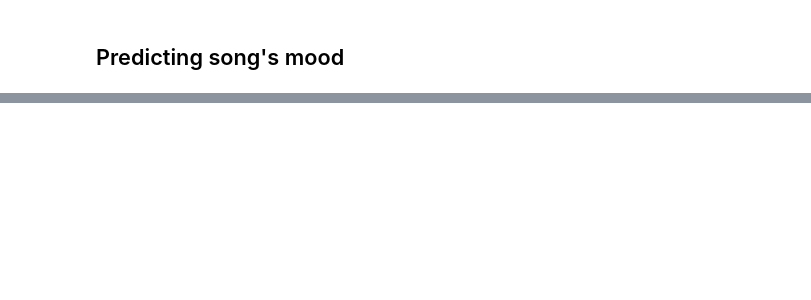
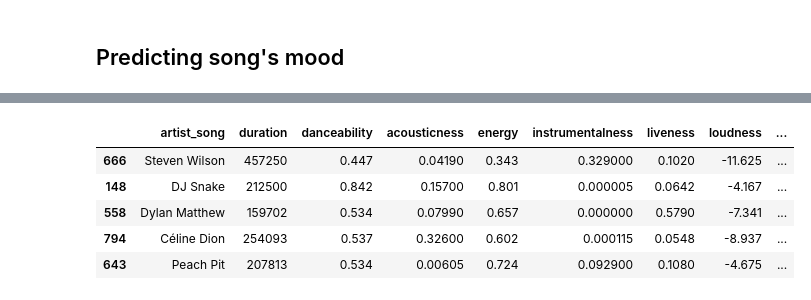
Before and after one commit to aladelca/INSY_662_MMA, a Jupyter notebook: modelling/modelling.ipynb, the cells around one changed output, grey strips where cells are left out. Saved outputs shown, nothing was run; the diff lists cells and outputs as text; code cells hidden in the pictures; blank space fills up the shorter version.

```diff
--- a/modelling/modelling.ipynb
+++ b/modelling/modelling.ipynb
@@ -152,3 +168,7 @@ Name: sentiment, dtype: int64
+# %%
+enc = OrdinalEncoder()
+data['sentiment'] = enc.fit_transform(data[['sentiment']])[:,0]
+data = data.drop(['language'], axis = 1)
 # %%
 original_data = pd.read_excel('data/dataset.xlsx')
 
@@ -219,0 +223,15 @@ Name: lyrics_token, Length: 793, dtype: object
+# %%
+data_token = tokenizing(data_pre)
+
+lemmatizer = WordNetLemmatizer()
+data_token['lyrics_token'] = data_token['lyrics_token'].apply(lambda x: [lemmatizer.lemmatize(item) for item in x])
+data_token['lyrics'] = data_token['lyrics_token'].apply(lambda x: ' '.join([item for item in x]))
+
+pattern = r'[0-9]'
+
+# Match all digits in the string and replace them with an empty string
+def replace_numbers(x):
+    new_string = re.sub(pattern, '', x)
+    return new_string
+data_token['lyrics'] = data_token['lyrics'].apply(replace_numbers)
+data_token.head()
@@ -219,0 +245,33 @@ Name: lyrics_token, Length: 793, dtype: object
+# %%
+VARS = ['artist','duration','danceability','acousticness','energy','instrumentalness','liveness','loudness','speechiness','tempo','valence','language','lyrics']
+TARGET = ['sentiment']
+
+x = data_token[VARS]
+y = data_token[TARGET]
+
+x_train, x_test, y_train, y_test = train_test_split(x,y, test_size=0.25, random_state=123)
+y_train = np.array(y_train, dtype=int) - 1
+y_test = np.array(y_test, dtype=int) - 1
+x_train = x_train.rename(columns = {'artist':'artist_song'})
+x_test = x_test.rename(columns = {'artist':'artist_song'})
+# %%
+#### Handling text
+
+vect = TfidfVectorizer(max_features = 1000,ngram_range=(1,3))
+x_train_lyrics = pd.DataFrame(vect.fit_transform(x_train['lyrics']).toarray(), columns  = vect.get_feature_names_out(), index = x_train.index)
+x_test_lyrics = pd.DataFrame(vect.transform(x_test['lyrics']).toarray(), columns  = vect.get_feature_names_out(), index = x_test.index)
+
+x_train_final = pd.concat([x_train, x_train_lyrics], axis = 1)
+x_test_final = pd.concat([x_test, x_test_lyrics], axis = 1)
+# %%
+EXCLUDED_VARS = ['lyrics']
+x_train_df = x_train_final.loc[:,~x_train_final.columns.isin(EXCLUDED_VARS)]
+x_test_df = x_test_final.loc[:,~x_test_final.columns.isin(EXCLUDED_VARS)]
+x_train_df.head()
+# %% [output]
+|  | artist_song | duration | danceability | acousticness | energy | instrumentalness | liveness | loudness | ... |
+| 666 | Steven Wilson | 457250 | 0.447 | 0.04190 | 0.343 | 0.329000 | 0.1020 | -11.625 | ... |
+| 148 | DJ Snake | 212500 | 0.842 | 0.15700 | 0.801 | 0.000005 | 0.0642 | -4.167 | ... |
+| 558 | Dylan Matthew | 159702 | 0.534 | 0.07990 | 0.657 | 0.000000 | 0.5790 | -7.341 | ... |
+| 794 | Céline Dion | 254093 | 0.537 | 0.32600 | 0.602 | 0.000115 | 0.0548 | -8.937 | ... |
+| 643 | Peach Pit | 207813 | 0.534 | 0.00605 | 0.724 | 0.092900 | 0.1080 | -4.675 | ... |
```
Also changed, not shown: parts of 24 cells of this notebook.
